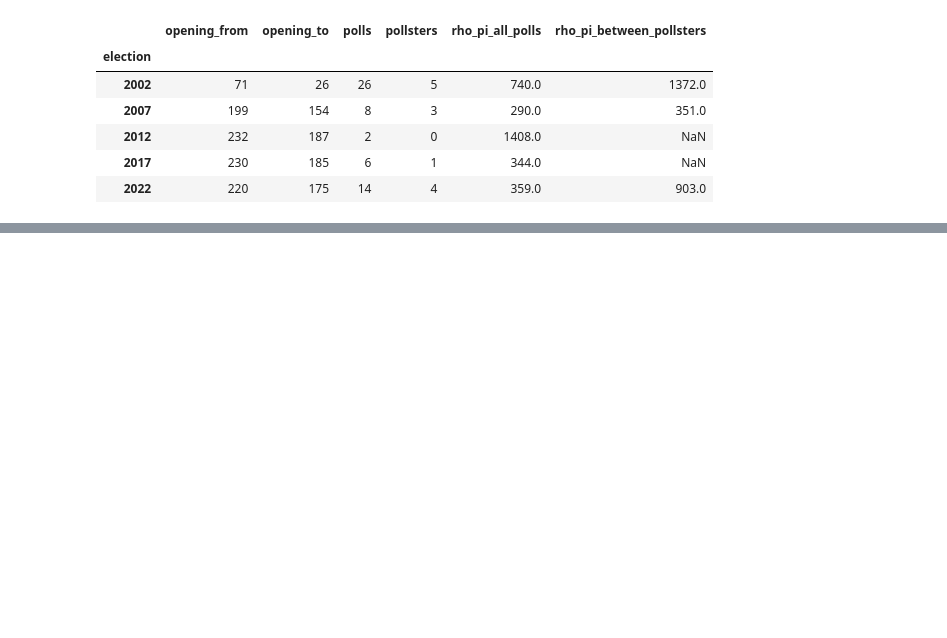
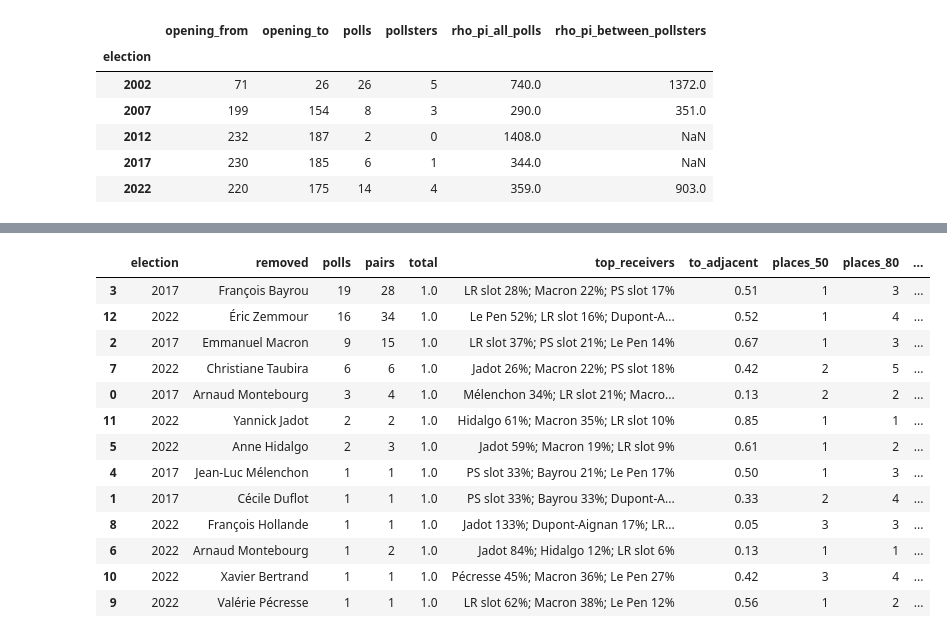
Before and after one commit to clarasalas/strategic-voting-polls-2RS, a Jupyter notebook: notebooks/07_parameters.ipynb, the cells around one changed output, grey strips where cells are left out. Drawn from its saved outputs; the diff is of its cells as text; code cells hidden in the pictures; blank space fills up the shorter version.

```diff
--- a/notebooks/07_parameters.ipynb
+++ b/notebooks/07_parameters.ipynb
@@ -211,0 +279,51 @@ Current bounds for ρ_π: (5.0, 200.0)
+# %%
+usable = transfers[transfers["share_removed"] >= 3]
+n_pairs = usable.groupby(["election", "removed"])["pair"].nunique()
+n_polls = usable.groupby(["election", "removed"])["poll_id"].nunique()
+per = (usable.groupby(["election", "removed", "receiver"])
+       .agg(transfer=("transfer", "sum"), places=("places", "median"), side=("side", "first")).reset_index())
+# average over the pairs of each removed candidate (a receiver absent from a pair counts as 0 there)
+per["transfer"] = per["transfer"] / [n_pairs[(e, x)] for e, x in zip(per["election"], per["removed"])]
+per["polls"] = [n_polls[(e, x)] for e, x in zip(per["election"], per["removed"])]
+per["pairs"] = [n_pairs[(e, x)] for e, x in zip(per["election"], per["removed"])]
+# label: the candidate's name, or "<party> slot" when others stood in for the final candidate
+names = usable.groupby(["election", "removed", "receiver"])["receiver_name"].apply(set)
+def label(e, x, r):
+    n = names[(e, x, r)]
+    if n == {r}:
+        return r.split(" ", 1)[1] if " " in r else r
+    return f"{party_of_slot.get((e, r), r)} slot"
+per["label"] = [label(e, x, r) for e, x, r in zip(per["election"], per["removed"], per["receiver"])]
+summary = []
+for (e, x), d in per.groupby(["election", "removed"]):
+    pos = d[d["transfer"] > 0]
+    top = pos.sort_values("transfer", ascending=False).head(3)
+    gains = pos["transfer"].sum()
+    by_dist = pos.groupby("places")["transfer"].sum().sort_index().cumsum() / gains
+    reach = lambda q: int(by_dist[by_dist >= q].index.min())
+    summary.append(dict(election=e, removed=x, polls=int(d["polls"].max()), pairs=int(d["pairs"].max()),
+                        total=d["transfer"].sum(),
+                        top_receivers="; ".join(f"{r.label} {r.transfer:.0%}" for r in top.itertuples()),
+                        to_adjacent=by_dist.get(1, 0.0), places_50=reach(0.5), places_80=reach(0.8),
+                        mean_places=(pos["places"] * pos["transfer"]).sum() / gains,
+                        to_the_left=pos[pos["side"] == "left"]["transfer"].sum() / gains,
+                        losses=-d[d["transfer"] < 0]["transfer"].sum()))
+summary = pd.DataFrame(summary).sort_values("polls", ascending=False)
+summary.round(2).to_csv(TABLES / "parameters_tolerance_by_candidate.csv", index=False)
+pd.set_option("display.max_colwidth", 70)
+summary.round(2)
+# %% [output]
+|  | election | removed | polls | pairs | total | top_receivers | to_adjacent | places_50 | places_80 | ... |
+| 3 | 2017 | François Bayrou | 19 | 28 | 1.0 | LR slot 28%; Macron 22%; PS slot 17% | 0.51 | 1 | 3 | ... |
+| 12 | 2022 | Éric Zemmour | 16 | 34 | 1.0 | Le Pen 52%; LR slot 16%; Dupont-A... | 0.52 | 1 | 4 | ... |
+| 2 | 2017 | Emmanuel Macron | 9 | 15 | 1.0 | LR slot 37%; PS slot 21%; Le Pen 14% | 0.67 | 1 | 3 | ... |
+| 7 | 2022 | Christiane Taubira | 6 | 6 | 1.0 | Jadot 26%; Macron 22%; PS slot 18% | 0.42 | 2 | 5 | ... |
+| 0 | 2017 | Arnaud Montebourg | 3 | 4 | 1.0 | Mélenchon 34%; LR slot 21%; Macro... | 0.13 | 2 | 2 | ... |
+| 11 | 2022 | Yannick Jadot | 2 | 2 | 1.0 | Hidalgo 61%; Macron 35%; LR slot 10% | 0.85 | 1 | 1 | ... |
+| 5 | 2022 | Anne Hidalgo | 2 | 3 | 1.0 | Jadot 59%; Macron 19%; LR slot 9% | 0.61 | 1 | 2 | ... |
+| 4 | 2017 | Jean-Luc Mélenchon | 1 | 1 | 1.0 | PS slot 33%; Bayrou 21%; Le Pen 17% | 0.50 | 1 | 3 | ... |
+| 1 | 2017 | Cécile Duflot | 1 | 1 | 1.0 | PS slot 33%; Bayrou 33%; Dupont-A... | 0.33 | 2 | 4 | ... |
+| 8 | 2022 | François Hollande | 1 | 1 | 1.0 | Jadot 133%; Dupont-Aignan 17%; LR... | 0.05 | 3 | 3 | ... |
+| 6 | 2022 | Arnaud Montebourg | 1 | 2 | 1.0 | Jadot 84%; Hidalgo 12%; LR slot 6% | 0.13 | 1 | 1 | ... |
+| 10 | 2022 | Xavier Bertrand | 1 | 1 | 1.0 | Pécresse 45%; Macron 36%; Le Pen 27% | 0.42 | 3 | 4 | ... |
+| 9 | 2022 | Valérie Pécresse | 1 | 1 | 1.0 | LR slot 62%; Macron 38%; Le Pen 12% | 0.56 | 1 | 2 | ... |
```
Also changed, not shown: parts of 5 cells of this notebook, 3 other files.
